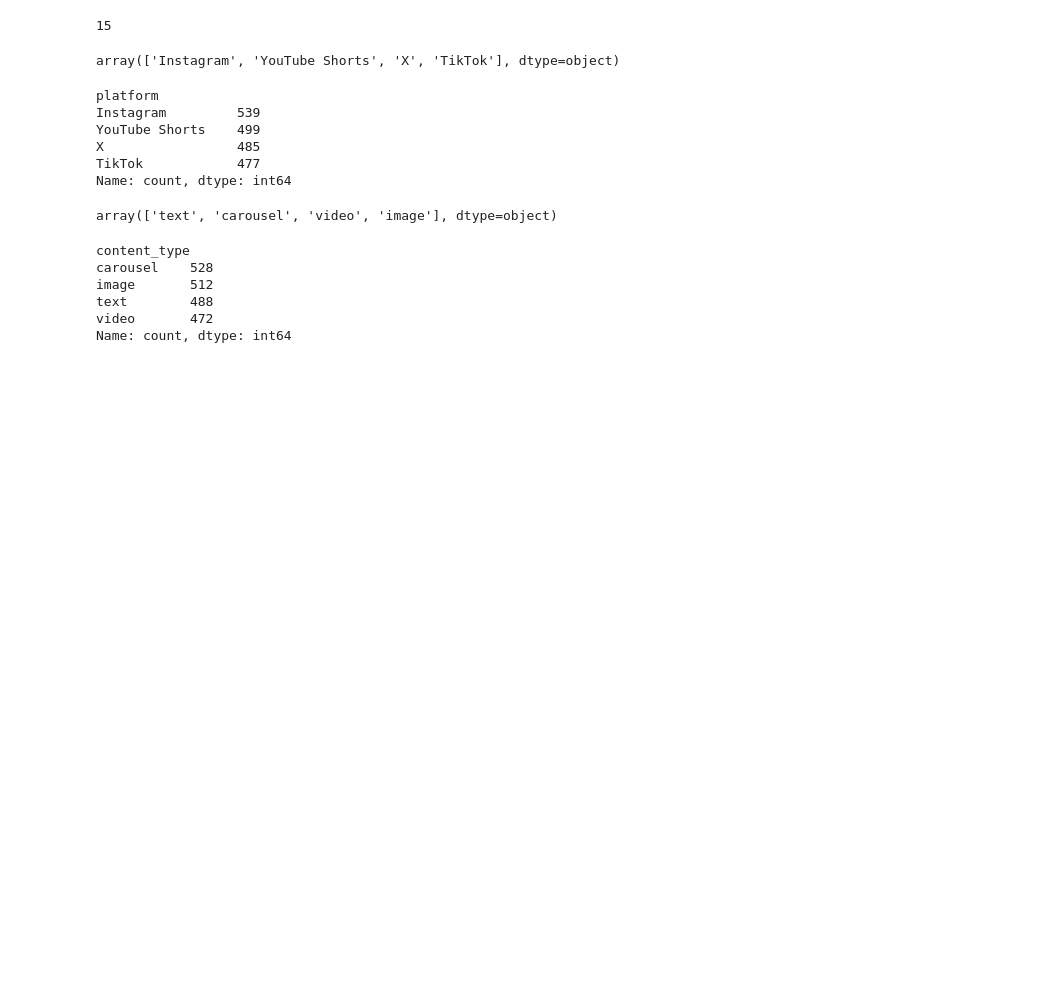
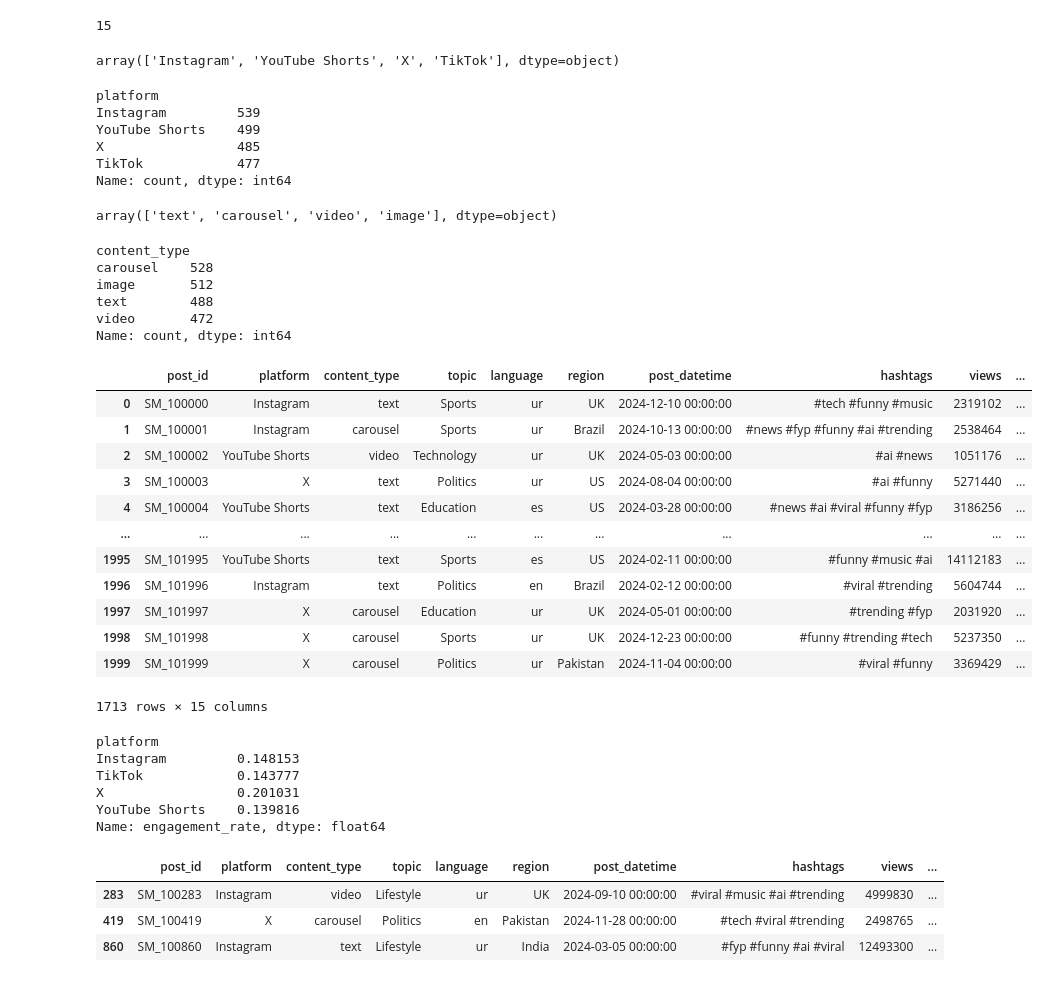
Before and after one commit to Adhnan788/pandas_works, a Jupyter notebook: social_media_casestudy/process_social_media.ipynb, the cells around one changed output. Saved outputs shown, nothing was run; the diff lists cells and outputs as text; code cells hidden in the pictures; blank space fills up the shorter version.

```diff
--- a/social_media_casestudy/process_social_media.ipynb
+++ b/social_media_casestudy/process_social_media.ipynb
@@ -76,3 +76,41 @@ image       512
 text        488
 video       472
 Name: count, dtype: int64
+# %%
+#filter post with more than 1m(1_000_000) views
+
+df[df["views"]>1000000]
+# %% [output]
+|  | post_id | platform | content_type | topic | language | region | post_datetime | hashtags | views | ... |
+| 0 | SM_100000 | Instagram | text | Sports | ur | UK | 2024-12-10 00:00:00 | #tech #funny #music | 2319102 | ... |
+| 1 | SM_100001 | Instagram | carousel | Sports | ur | Brazil | 2024-10-13 00:00:00 | #news #fyp #funny #ai #trending | 2538464 | ... |
+| 2 | SM_100002 | YouTube Shorts | video | Technology | ur | UK | 2024-05-03 00:00:00 | #ai #news | 1051176 | ... |
+| 3 | SM_100003 | X | text | Politics | ur | US | 2024-08-04 00:00:00 | #ai #funny | 5271440 | ... |
+| 4 | SM_100004 | YouTube Shorts | text | Education | es | US | 2024-03-28 00:00:00 | #news #ai #viral #funny #fyp | 3186256 | ... |
+| ... | ... | ... | ... | ... | ... | ... | ... | ... | ... | ... |
+| 1995 | SM_101995 | YouTube Shorts | text | Sports | es | US | 2024-02-11 00:00:00 | #funny #music #ai | 14112183 | ... |
+| 1996 | SM_101996 | Instagram | text | Politics | en | Brazil | 2024-02-12 00:00:00 | #viral #trending | 5604744 | ... |
+| 1997 | SM_101997 | X | carousel | Education | ur | UK | 2024-05-01 00:00:00 | #trending #fyp | 2031920 | ... |
+| 1998 | SM_101998 | X | carousel | Sports | ur | UK | 2024-12-23 00:00:00 | #funny #trending #tech | 5237350 | ... |
+| 1999 | SM_101999 | X | carousel | Politics | ur | Pakistan | 2024-11-04 00:00:00 | #viral #funny | 3369429 | ... |
+1713 rows × 15 columns
+# %%
+#average engagement rate of platform
+
+df.groupby("platform")["engagement_rate"].mean()
+# %% [output]
+platform
+Instagram         0.148153
+TikTok            0.143777
+X                 0.201031
+YouTube Shorts    0.139816
+Name: engagement_rate, dtype: float64
+# %%
+#top3 post with most likes
+
+df.sort_values(by="likes",ascending=False).head(3)
+# %% [output]
+|  | post_id | platform | content_type | topic | language | region | post_datetime | hashtags | views | ... |
+| 283 | SM_100283 | Instagram | video | Lifestyle | ur | UK | 2024-09-10 00:00:00 | #viral #music #ai #trending | 4999830 | ... |
+| 419 | SM_100419 | X | carousel | Politics | en | Pakistan | 2024-11-28 00:00:00 | #tech #viral #trending | 2498765 | ... |
+| 860 | SM_100860 | Instagram | text | Lifestyle | ur | India | 2024-03-05 00:00:00 | #fyp #funny #ai #viral | 12493300 | ... |
```
Also changed, not shown: parts of 10 cells of this notebook, 4 other files.
